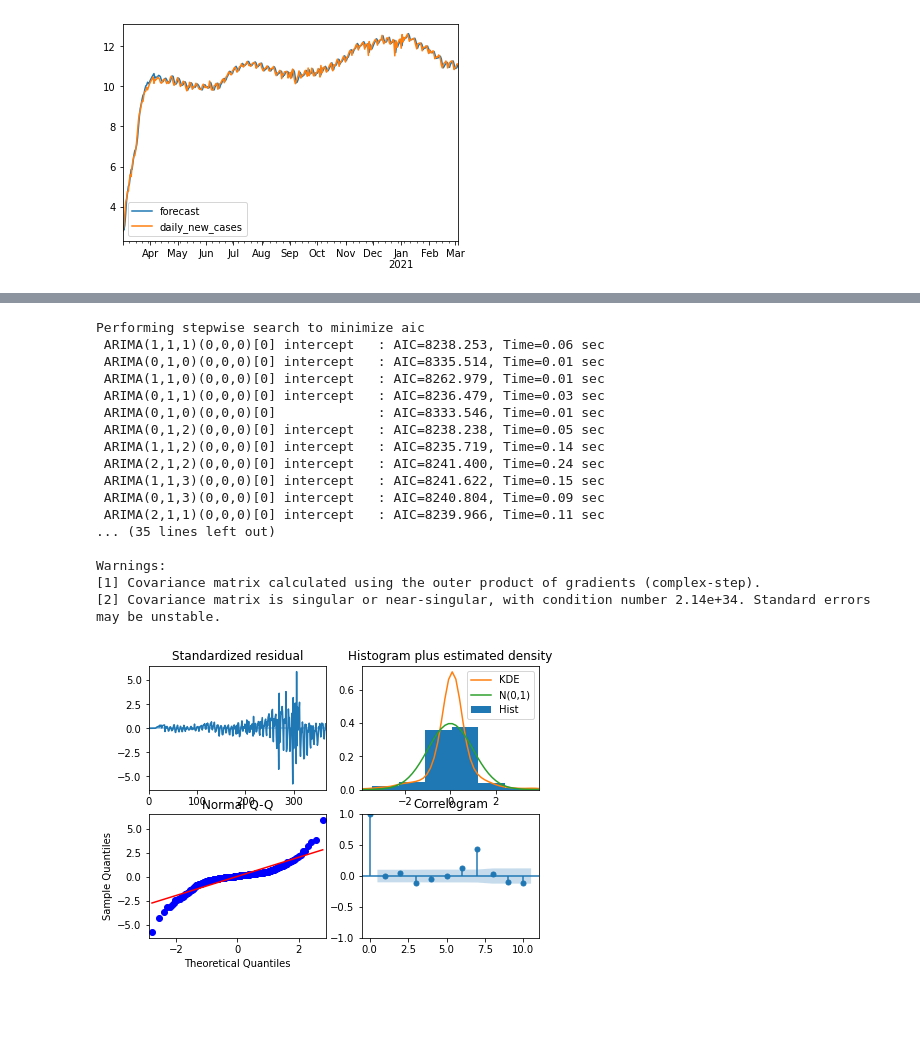
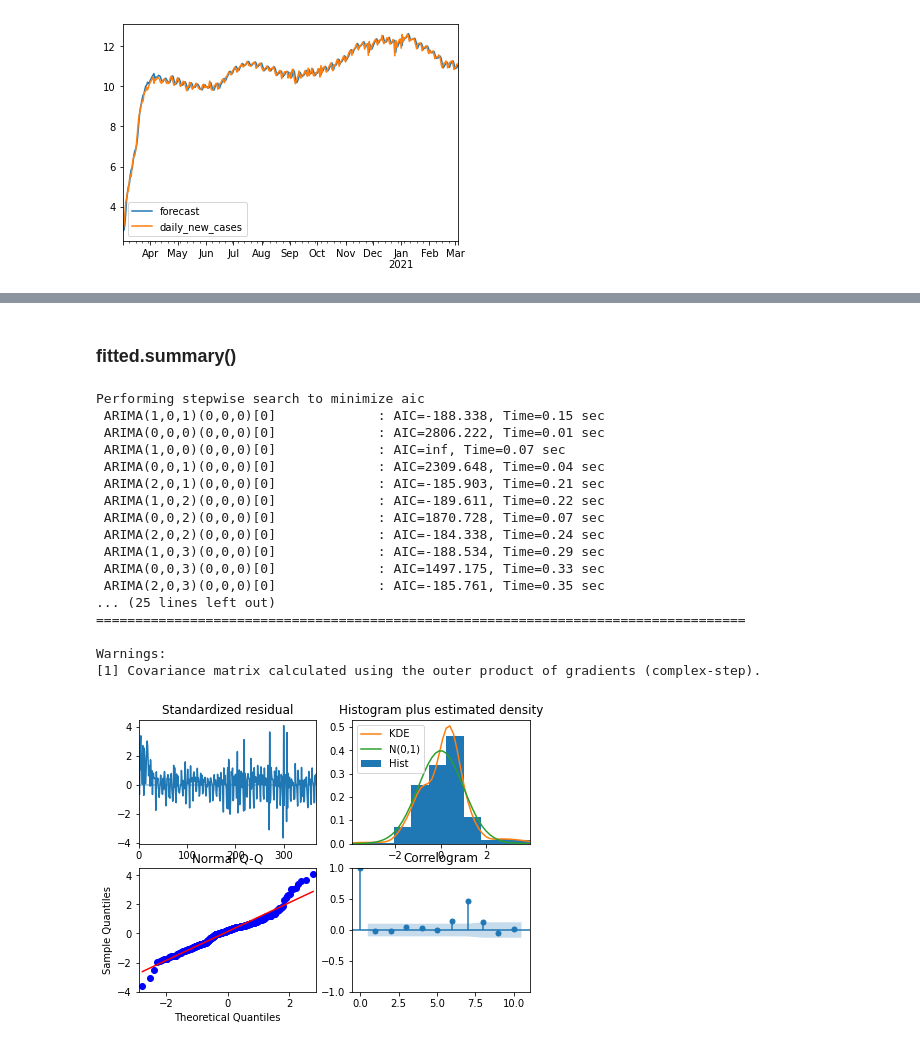
Before and after one commit to CCom20/covid-ml-application, a Jupyter notebook: notebooks/machine_learning_sandbox.ipynb, the cells around one changed output, grey strips where cells are left out. Cells and saved outputs as stored; diff of their text form; code cells hidden in the pictures; blank space fills up the shorter version.

Commit message:
tweaking SARIMA model

```diff
--- a/notebooks/machine_learning_sandbox.ipynb
+++ b/notebooks/machine_learning_sandbox.ipynb
@@ -180,10 +157,12 @@ Roots
+# %% [markdown]
+### fitted.summary()
 # %%
 import pmdarima as pm
 # %%
-model = pm.auto_arima(daily_new_cases.daily_new_cases, start_p=1, start_q=1,
+amodel = pm.auto_arima(log_daily_new_cases.daily_new_cases, start_p=1, start_q=1,
                       test='adf',       # use adftest to find optimal 'd'
                       max_p=3, max_q=3, # maximum p and q
-                      m=1,              # frequency of series
+                      m=7,              # frequency of series
                       d=None,           # let model determine 'd'
                       seasonal=False,   # No Seasonality
                       start_P=0,
@@ -193,27 +172,27 @@ model = pm.auto_arima(daily_new_cases.daily_new_cases, start_p=1, start_q=1,
                       suppress_warnings=True,
                       stepwise=True)
 
-print(model.summary())
+print(amodel.summary())
 # %% [output]
 Performing stepwise search to minimize aic
- ARIMA(1,1,1)(0,0,0)[0] intercept   : AIC=8238.253, Time=0.06 sec
- ARIMA(0,1,0)(0,0,0)[0] intercept   : AIC=8335.514, Time=0.01 sec
- ARIMA(1,1,0)(0,0,0)[0] intercept   : AIC=8262.979, Time=0.01 sec
- ARIMA(0,1,1)(0,0,0)[0] intercept   : AIC=8236.479, Time=0.03 sec
- ARIMA(0,1,0)(0,0,0)[0]             : AIC=8333.546, Time=0.01 sec
- ARIMA(0,1,2)(0,0,0)[0] intercept   : AIC=8238.238, Time=0.05 sec
- ARIMA(1,1,2)(0,0,0)[0] intercept   : AIC=8235.719, Time=0.14 sec
- ARIMA(2,1,2)(0,0,0)[0] intercept   : AIC=8241.400, Time=0.24 sec
- ARIMA(1,1,3)(0,0,0)[0] intercept   : AIC=8241.622, Time=0.15 sec
- ARIMA(0,1,3)(0,0,0)[0] intercept   : AIC=8240.804, Time=0.09 sec
- ARIMA(2,1,1)(0,0,0)[0] intercept   : AIC=8239.966, Time=0.11 sec
-... (35 lines left out)
+ ARIMA(1,0,1)(0,0,0)[0]             : AIC=-188.338, Time=0.15 sec
+ ARIMA(0,0,0)(0,0,0)[0]             : AIC=2806.222, Time=0.01 sec
+ ARIMA(1,0,0)(0,0,0)[0]             : AIC=inf, Time=0.07 sec
+ ARIMA(0,0,1)(0,0,0)[0]             : AIC=2309.648, Time=0.04 sec
+ ARIMA(2,0,1)(0,0,0)[0]             : AIC=-185.903, Time=0.21 sec
+ ARIMA(1,0,2)(0,0,0)[0]             : AIC=-189.611, Time=0.22 sec
+ ARIMA(0,0,2)(0,0,0)[0]             : AIC=1870.728, Time=0.07 sec
+ ARIMA(2,0,2)(0,0,0)[0]             : AIC=-184.338, Time=0.24 sec
+ ARIMA(1,0,3)(0,0,0)[0]             : AIC=-188.534, Time=0.29 sec
+ ARIMA(0,0,3)(0,0,0)[0]             : AIC=1497.175, Time=0.33 sec
+ ARIMA(2,0,3)(0,0,0)[0]             : AIC=-185.761, Time=0.35 sec
+... (25 lines left out)
+===================================================================================
 
 Warnings:
 [1] Covariance matrix calculated using the outer product of gradients (complex-step).
-[2] Covariance matrix is singular or near-singular, with condition number 2.14e+34. Standard errors may be unstable.
 # %%
-model.plot_diagnostics(figsize=(7,5))
+amodel.plot_diagnostics(figsize=(7,5))
 plt.show()
 # %% [output]
-[figure, old version]
+[figure, new version]
```
Also changed, not shown: parts of 26 cells of this notebook, 2 other files.
